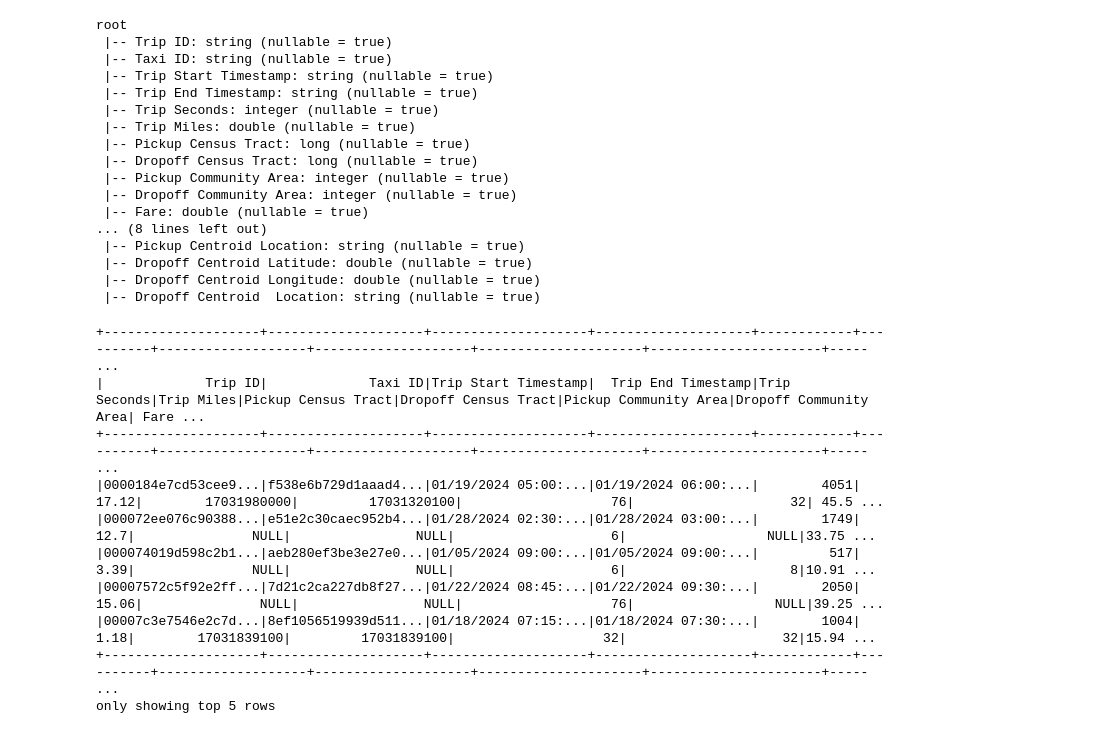
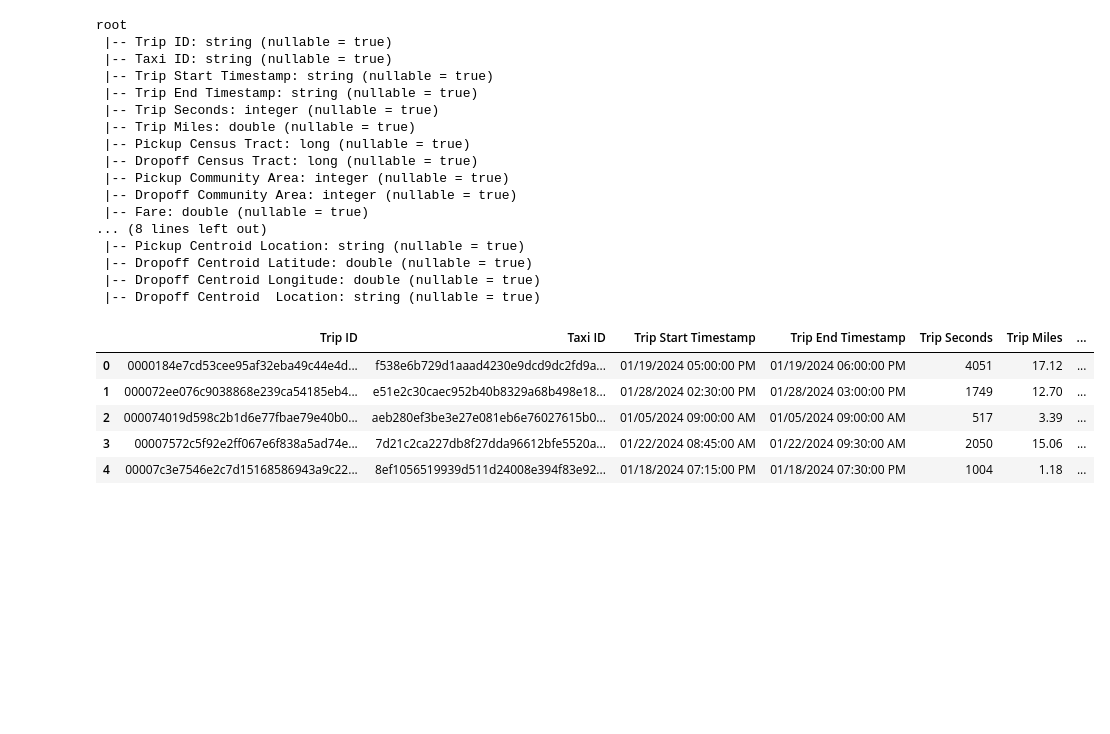
Before and after one commit to Dustec/BigData-Team26, a Jupyter notebook: Notebook.ipynb, the cells around one changed output. Cells and saved outputs as stored; diff of their text form; code cells hidden in the pictures; blank space fills up the shorter version.

```diff
--- a/Notebook.ipynb
+++ b/Notebook.ipynb
@@ -113,15 +102,12 @@ root
  |-- Dropoff Centroid  Location: string (nullable = true)
 # %%
 # Primeras filas
-dftaxytrips.show(5)
+# dftaxytrips.show(5)
+prettyDisplay(dftaxytrips, 5)
 # %% [output]
-+--------------------+--------------------+--------------------+--------------------+------------+----------+-------------------+--------------------+---------------------+----------------------+----- ...
-|             Trip ID|             Taxi ID|Trip Start Timestamp|  Trip End Timestamp|Trip Seconds|Trip Miles|Pickup Census Tract|Dropoff Census Tract|Pickup Community Area|Dropoff Community Area| Fare ...
-+--------------------+--------------------+--------------------+--------------------+------------+----------+-------------------+--------------------+---------------------+----------------------+----- ...
-|0000184e7cd53cee9...|f538e6b729d1aaad4...|01/19/2024 05:00:...|01/19/2024 06:00:...|        4051|     17.12|        17031980000|         17031320100|                   76|                    32| 45.5 ...
-|000072ee076c90388...|e51e2c30caec952b4...|01/28/2024 02:30:...|01/28/2024 03:00:...|        1749|      12.7|               NULL|                NULL|                    6|                  NULL|33.75 ...
-|000074019d598c2b1...|aeb280ef3be3e27e0...|01/05/2024 09:00:...|01/05/2024 09:00:...|         517|      3.39|               NULL|                NULL|                    6|                     8|10.91 ...
-|00007572c5f92e2ff...|7d21c2ca227db8f27...|01/22/2024 08:45:...|01/22/2024 09:30:...|        2050|     15.06|               NULL|                NULL|                   76|                  NULL|39.25 ...
-|00007c3e7546e2c7d...|8ef1056519939d511...|01/18/2024 07:15:...|01/18/2024 07:30:...|        1004|      1.18|        17031839100|         17031839100|                   32|                    32|15.94 ...
-+--------------------+--------------------+--------------------+--------------------+------------+----------+-------------------+--------------------+---------------------+----------------------+----- ...
-only showing top 5 rows
+|  | Trip ID | Taxi ID | Trip Start Timestamp | Trip End Timestamp | Trip Seconds | Trip Miles | ... |
+| 0 | 0000184e7cd53cee95af32eba49c44e4d... | f538e6b729d1aaad4230e9dcd9dc2fd9a... | 01/19/2024 05:00:00 PM | 01/19/2024 06:00:00 PM | 4051 | 17.12 | ... |
+| 1 | 000072ee076c9038868e239ca54185eb4... | e51e2c30caec952b40b8329a68b498e18... | 01/28/2024 02:30:00 PM | 01/28/2024 03:00:00 PM | 1749 | 12.70 | ... |
+| 2 | 000074019d598c2b1d6e77fbae79e40b0... | aeb280ef3be3e27e081eb6e76027615b0... | 01/05/2024 09:00:00 AM | 01/05/2024 09:00:00 AM | 517 | 3.39 | ... |
+| 3 | 00007572c5f92e2ff067e6f838a5ad74e... | 7d21c2ca227db8f27dda96612bfe5520a... | 01/22/2024 08:45:00 AM | 01/22/2024 09:30:00 AM | 2050 | 15.06 | ... |
+| 4 | 00007c3e7546e2c7d15168586943a9c22... | 8ef1056519939d511d24008e394f83e92... | 01/18/2024 07:15:00 PM | 01/18/2024 07:30:00 PM | 1004 | 1.18 | ... |
```
Also changed, not shown: parts of 14 cells of this notebook, 1 other file.
